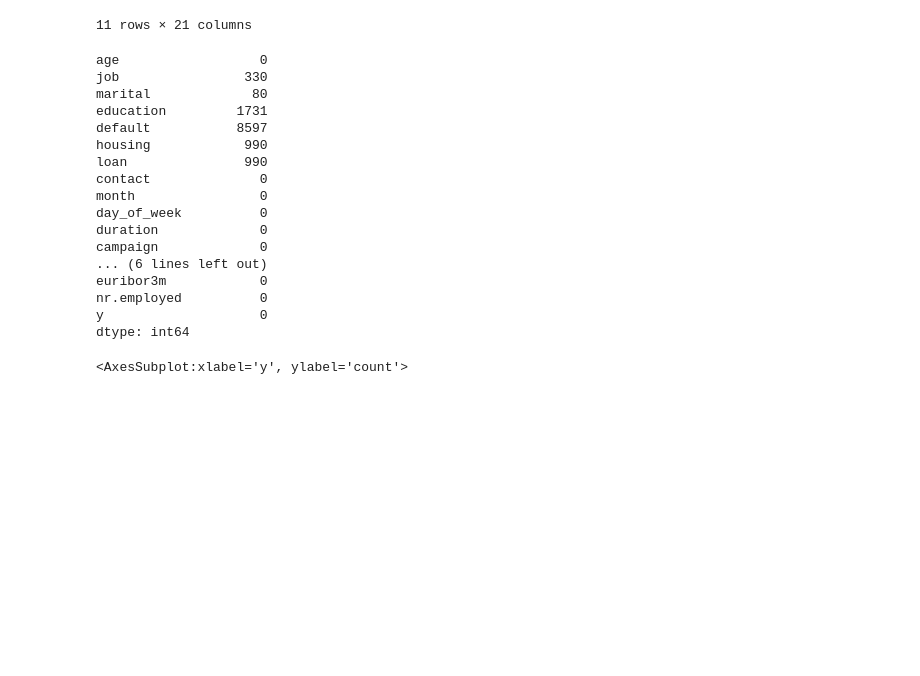
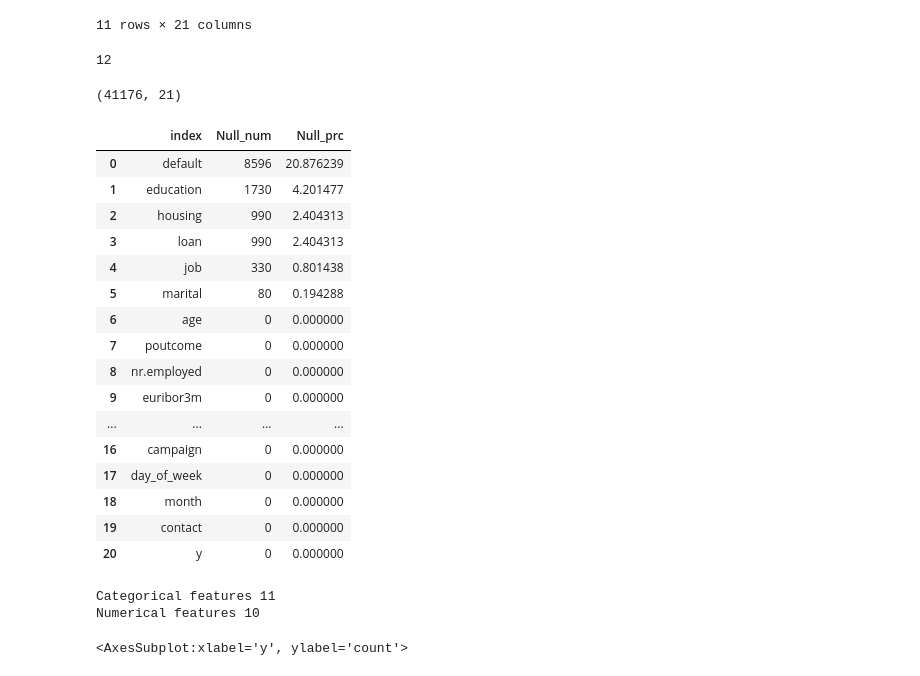
Before and after one commit to DucNgMinh/Data-Driven-Marketing, a Jupyter notebook: Buoi 3.ipynb, the cells around one changed output. Saved outputs shown, nothing was run; the diff lists cells and outputs as text; code cells hidden in the pictures; blank space fills up the shorter version.

```diff
--- a/Buoi 3.ipynb
+++ b/Buoi 3.ipynb
@@ -74,26 +74,38 @@ df.describe(include='all')
 | 75% | 47.00000 | NaN | NaN | NaN | NaN | NaN | NaN | NaN | NaN | NaN | ... |
 | max | 98.00000 | NaN | NaN | NaN | NaN | NaN | NaN | NaN | NaN | NaN | ... |
 11 rows × 21 columns
+# %%
+df.duplicated().sum()
+# %% [output]
+12
+# %%
+df.drop_duplicates(keep='first', inplace= True)
+df.shape
+# %% [output]
+(41176, 21)
 # %%
 df.replace(to_replace= 'unknown', value= np.nan, inplace= True)
-# %%
-df.isnull().sum()
-# %% [output]
-age                  0
-job                330
-marital             80
-education         1731
-default           8597
-housing            990
-loan               990
-contact              0
-month                0
-day_of_week          0
-duration             0
-campaign             0
-... (6 lines left out)
-euribor3m            0
-nr.employed          0
-y                    0
-dtype: int64
+# %%
+null_df = df.isnull().sum().sort_values(ascending= False).reset_index()
+null_df.columns = ['index', 'Null_num']
+null_df['Null_prc'] = null_df['Null_num'] / df.shape[0] * 100
+null_df
+# %% [output]
+|  | index | Null_num | Null_prc |
+| 0 | default | 8596 | 20.876239 |
+| 1 | education | 1730 | 4.201477 |
+| 2 | housing | 990 | 2.404313 |
+| 3 | loan | 990 | 2.404313 |
+| 4 | job | 330 | 0.801438 |
+| 5 | marital | 80 | 0.194288 |
+| 6 | age | 0 | 0.000000 |
+| 7 | poutcome | 0 | 0.000000 |
+| 8 | nr.employed | 0 | 0.000000 |
+| 9 | euribor3m | 0 | 0.000000 |
+| ... | ... | ... | ... |
+| 16 | campaign | 0 | 0.000000 |
+| 17 | day_of_week | 0 | 0.000000 |
+| 18 | month | 0 | 0.000000 |
+| 19 | contact | 0 | 0.000000 |
+| 20 | y | 0 | 0.000000 |
 # %%
@@ -103,3 +114,9 @@ numerical.remove('y')
+# %%
+print(f"Categorical features {len(categorical)}")
+print(f"Numerical features {len(numerical)}")
+# %% [output]
+Categorical features 11
+Numerical features 10
 # %%
 sns.countplot(df['y'])
 # imbalance data
```
Also changed, not shown: parts of 16 cells of this notebook.
